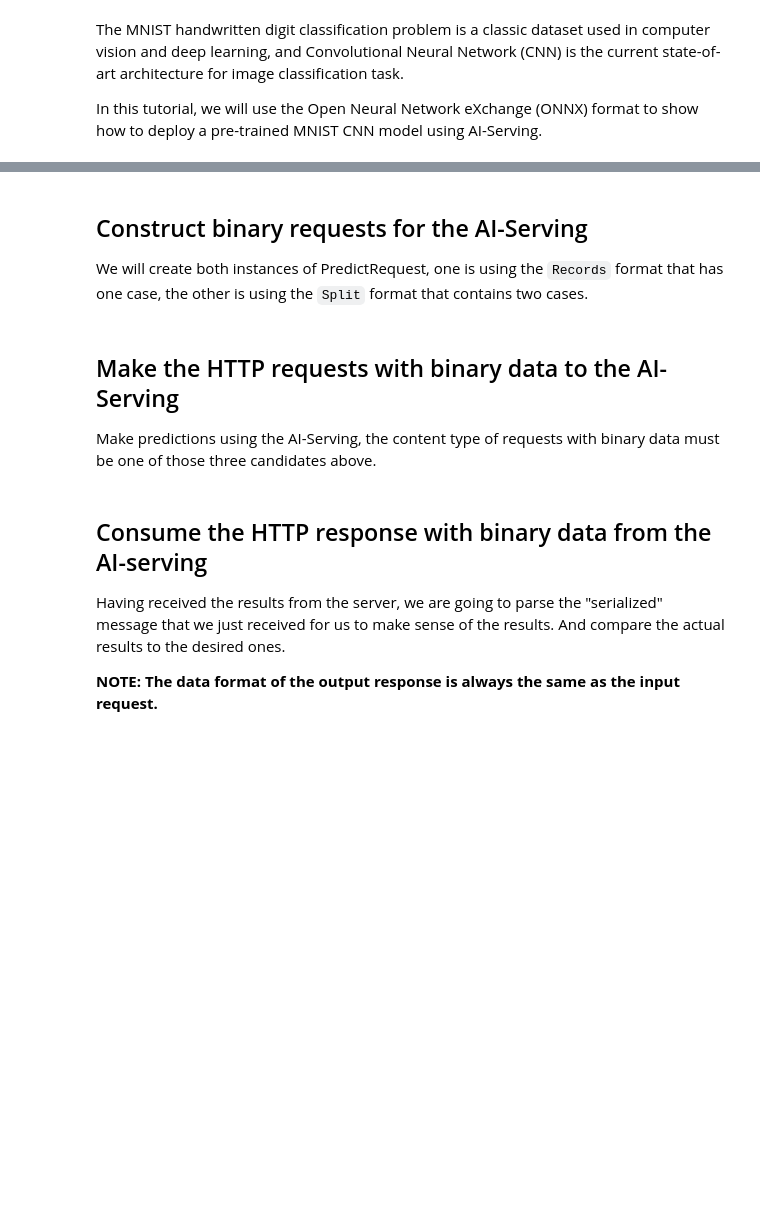
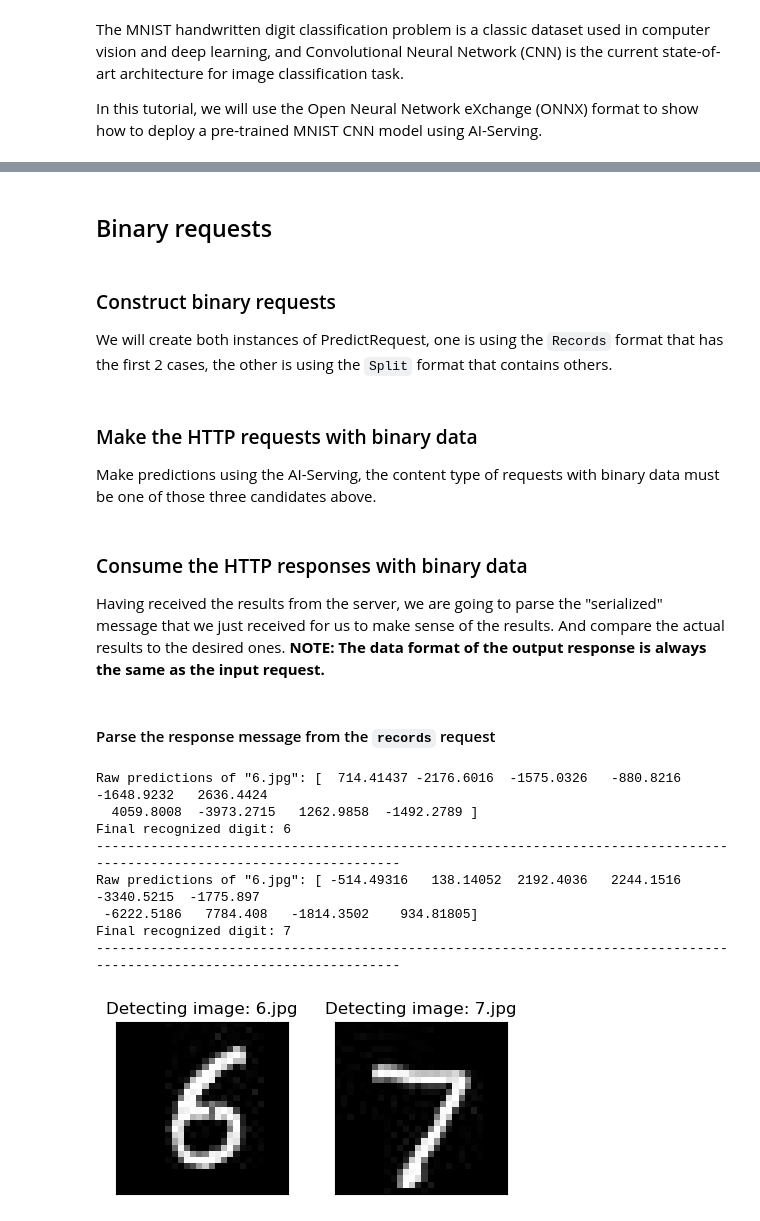
Before and after one commit to autodeployai/ai-serving, a Jupyter notebook: examples/AIServingMnistOnnxModel.ipynb, the cells around one changed output, grey strips where cells are left out. Saved outputs shown, nothing was run; the diff lists cells and outputs as text; code cells hidden in the pictures; blank space fills up the shorter version.

```diff
--- a/examples/AIServingMnistOnnxModel.ipynb
+++ b/examples/AIServingMnistOnnxModel.ipynb
@@ -151,27 +242,26 @@ The request for AI-Serving could have two formats: JSON and binary, the HTTP hea
 
 
 - Content-Type: application/json. The request body must be a JSON object formatted as described [here](https://github.com/autodeployai/ai-serving#4-predict-api).
+# %% [markdown]
+## <a id="binary-request"></a>Binary requests
 # %% [markdown]
-## Construct binary requests for the AI-Serving
-We will create both instances of PredictRequest, one is using the `Records` format that has one case, the other is using the `Split` format that contains two cases.
+### <a id="construct-binary-request"></a>Construct binary requests
+We will create both instances of PredictRequest, one is using the `Records` format that has the first 2 cases, the other is using the `Split` format that contains others.
 # %%
 from ai_serving_pb2 import RecordSpec, Record, PredictRequest, ListValue, Value
 
-# Create an instance of RecordSpec using `records` that contains only the first tensor.
+# Create an instance of RecordSpec using `records` that contains the first 2 tensors.
 request_message_records = PredictRequest(X=RecordSpec(
-    records=[Record(fields={'Input3': Value(tensor_value=input_tensors[0])})]
+    records=[ Record(fields={input_tensor_name: Value(tensor_value=x)}) for x in input_tensors[0:2] ]
 ))
 
-# Create an instance of RecordSpec using `split` that contains the last two tensors.
+# Create an instance of RecordSpec using `split` that contains the left tensors.
 request_message_split = PredictRequest(X=RecordSpec(
-    columns = ['Input3'],
-    data = [
-        ListValue(values=[Value(tensor_value=input_tensors[1])]),
-        ListValue(values=[Value(tensor_value=input_tensors[2])])
-    ]
+    columns = [input_tensor_name],
+    data = [ ListValue(values=[Value(tensor_value=x)]) for x in input_tensors[2:] ]
 ))
 # %% [markdown]
-## Make the HTTP requests with binary data to the AI-Serving
+### <a id="make-binary-request"></a>Make the HTTP requests with binary data
 Make predictions using the AI-Serving, the content type of requests with binary data must be one of those three candidates above.
 # %%
 headers = {'Content-Type': 'application/x-protobuf'}
@@ -189,7 +279,5 @@ prediction_response_split = requests.post(prediction_url,
                                            headers=headers,
                                            data=request_message_split.SerializeToString())
 # %% [markdown]
-## Consume the HTTP response with binary data from the AI-serving
-Having received the results from the server, we are going to parse the "serialized" message that we just received for us to make sense of the results. And compare the actual results to the desired ones.
-
-**NOTE: The data format of the output response is always the same as the input request.**
+### <a id="consume-binary-response"></a>Consume the HTTP responses with binary data
+Having received the results from the server, we are going to parse the "serialized" message that we just received for us to make sense of the results. And compare the actual results to the desired ones. **NOTE: The data format of the output response is always the same as the input request.**
@@ -230,0 +284,35 @@ print_output_and_compare_result(2, response_message.result.data[1].values[0].ten
+# %% [markdown]
+#### <a id="parse-binary-response-records"></a>Parse the response message from the `records` request
+# %%
+response_message = ai_serving_pb2.PredictResponse()
+response_message.ParseFromString(prediction_response_records.content)
+
+i = 0
+for x in response_message.result.records:
+    output_tensor_value = x.fields[output_tensor_name].tensor_value
+    output_tensor_array = np.asarray(output_tensor_value.float_data, dtype=np.dtype('float32'))
+
+    # Print the prediction for the testing image
+    print('Raw predictions of "{}": {}'.format(images[0][0], output_tensor_array))
+    print('Final recognized digit: {}'.format(postprocess(output_tensor_array)))
+    print('-'*120)
+
+    # Add a subplot for the current digit.
+    plt.subplot(1, len(images) - 1, i + 1)
+    plt.tight_layout()
+    plt.imshow(images[i][1].reshape([28, 28]), cmap='gray', interpolation='none')
+    plt.title('Detecting image: {}'.format(images[i][0]))
+    plt.xticks([])
+    plt.yticks([])
+    i += 1
+plt.show()
+# %% [output]
+Raw predictions of "6.jpg": [  714.41437 -2176.6016  -1575.0326   -880.8216  -1648.9232   2636.4424
+  4059.8008  -3973.2715   1262.9858  -1492.2789 ]
+Final recognized digit: 6
+------------------------------------------------------------------------------------------------------------------------
+Raw predictions of "6.jpg": [ -514.49316   138.14052  2192.4036   2244.1516  -3340.5215  -1775.897
+ -6222.5186   7784.408   -1814.3502    934.81805]
+Final recognized digit: 7
+------------------------------------------------------------------------------------------------------------------------
+[figure, added]
```
Also changed, not shown: parts of 38 cells of this notebook, 39 other files.
